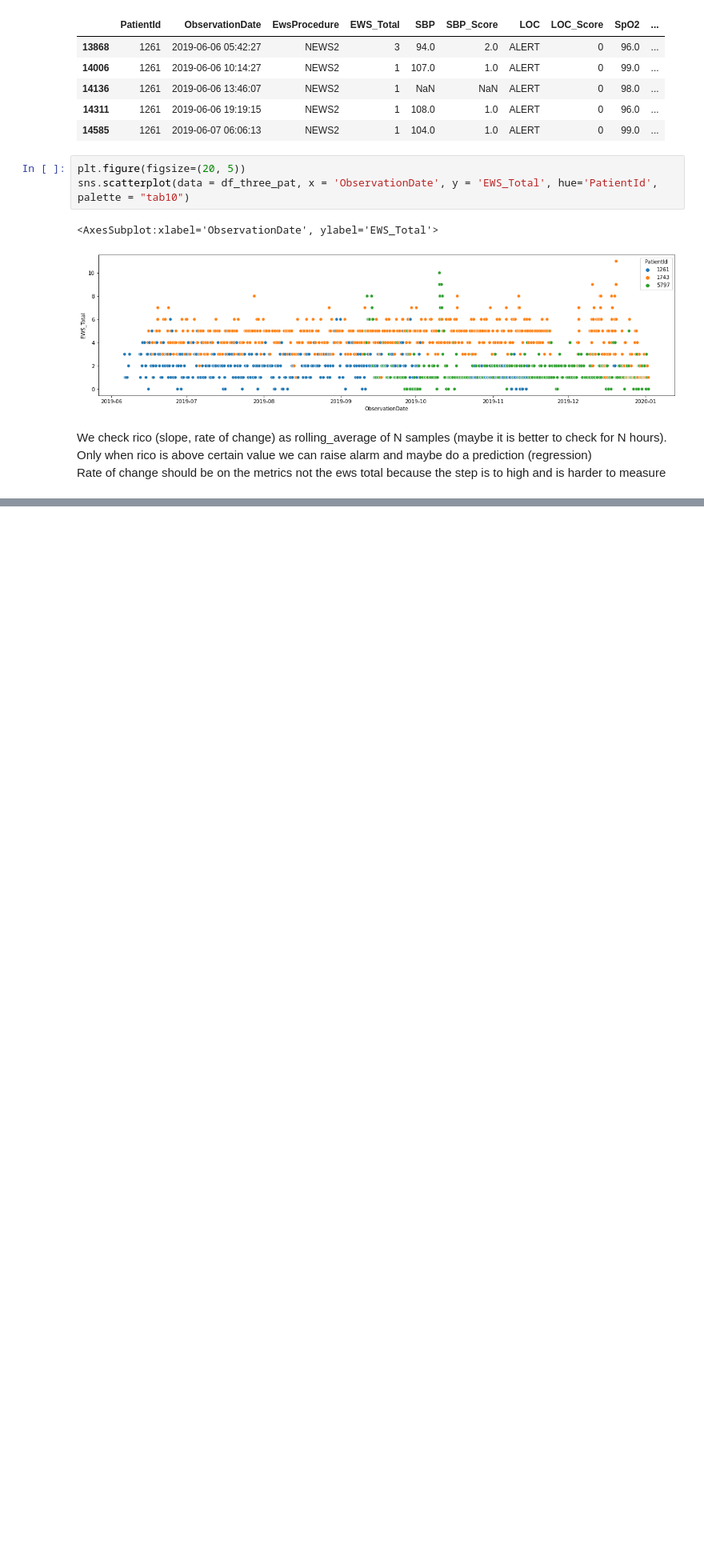
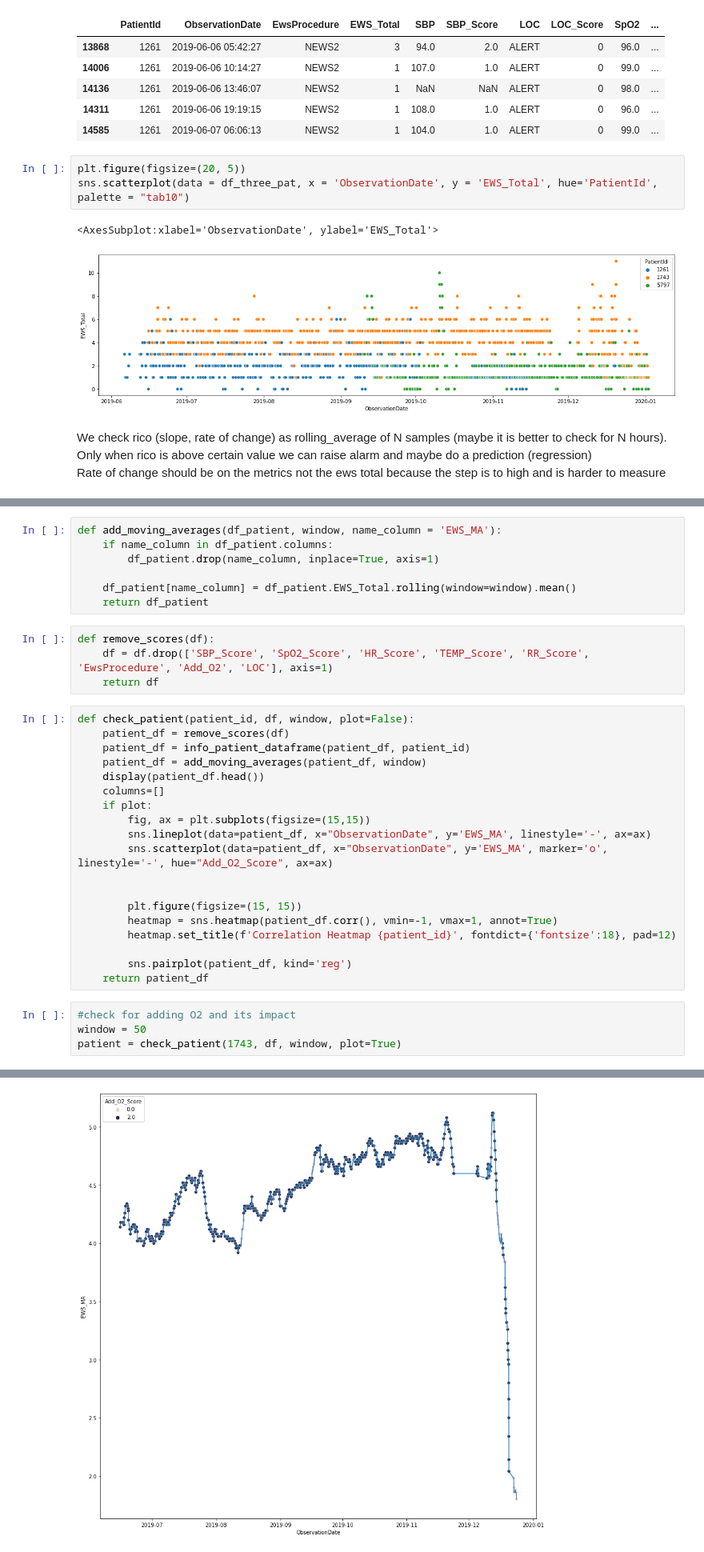
Before and after one commit to kustex/arinti_ews_usecase, a Jupyter notebook: arinti_EWS_notebook.ipynb, the cells around one changed output, grey strips where cells are left out. Shown at 80% size. Drawn from its saved outputs; the diff is of its cells as text; blank space fills up the shorter version.

```diff
--- a/arinti_EWS_notebook.ipynb
+++ b/arinti_EWS_notebook.ipynb
@@ -293,0 +306,35 @@ Rate of change should be on the metrics not the ews total because the step is to
+# %%
+def add_moving_averages(df_patient, window, name_column = 'EWS_MA'):
+    if name_column in df_patient.columns:
+        df_patient.drop(name_column, inplace=True, axis=1)
+
+    df_patient[name_column] = df_patient.EWS_Total.rolling(window=window).mean()
+    return df_patient
+# %%
+def remove_scores(df):
+    df = df.drop(['SBP_Score', 'SpO2_Score', 'HR_Score', 'TEMP_Score', 'RR_Score', 'EwsProcedure', 'Add_O2', 'LOC'], axis=1)
+    return df
+# %%
+def check_patient(patient_id, df, window, plot=False):
+    patient_df = remove_scores(df)
+    patient_df = info_patient_dataframe(patient_df, patient_id)
+    patient_df = add_moving_averages(patient_df, window)
+    display(patient_df.head())
+    columns=[]
+    if plot:
+        fig, ax = plt.subplots(figsize=(15,15))
+        sns.lineplot(data=patient_df, x="ObservationDate", y='EWS_MA', linestyle='-', ax=ax)
+        sns.scatterplot(data=patient_df, x="ObservationDate", y='EWS_MA', marker='o', linestyle='-', hue="Add_O2_Score", ax=ax)
+
+
+        plt.figure(figsize=(15, 15))
+        heatmap = sns.heatmap(patient_df.corr(), vmin=-1, vmax=1, annot=True)
+        heatmap.set_title(f'Correlation Heatmap {patient_id}', fontdict={'fontsize':18}, pad=12)
+
+        sns.pairplot(patient_df, kind='reg')
+    return patient_df
+# %%
+#check for adding O2 and its impact
+window = 50
+patient = check_patient(1743, df, window, plot=True)
+# %% [output]
@@ -293,0 +350 @@ Rate of change should be on the metrics not the ews total because the step is to
+[figure, added]
```
Also changed, not shown: parts of 22 cells of this notebook.
